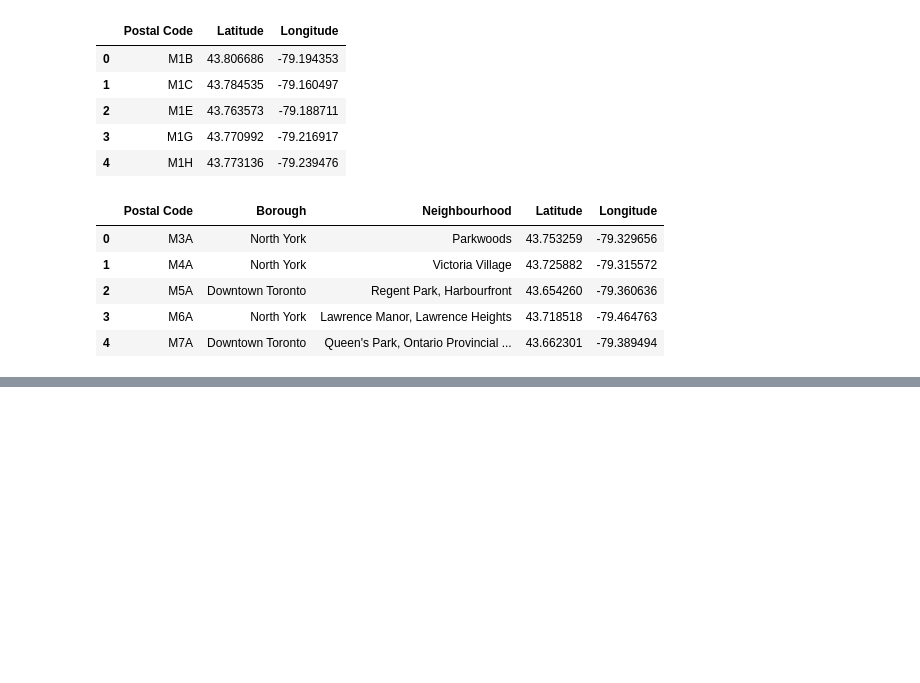
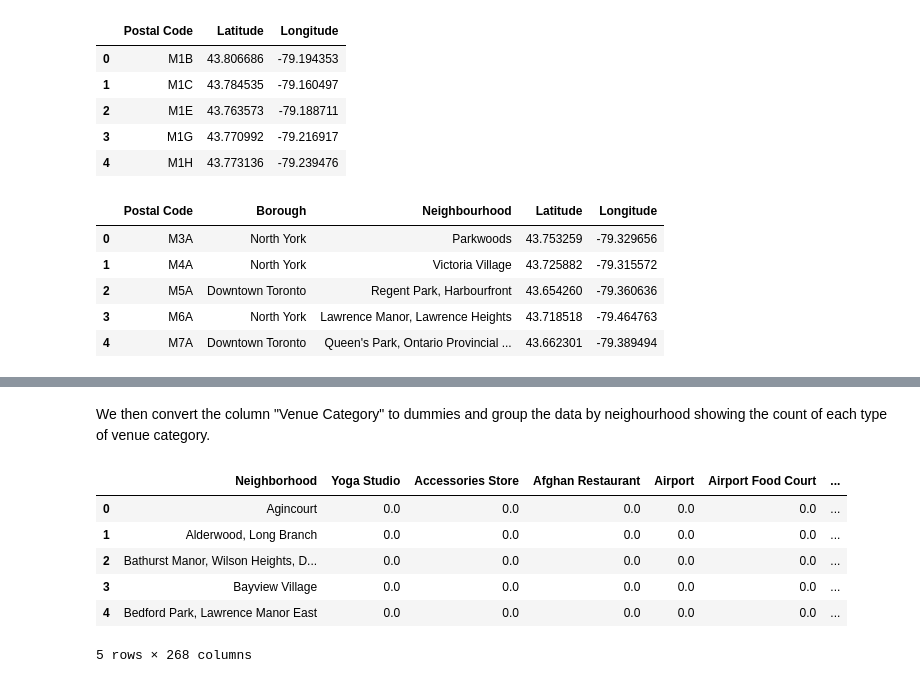
Before and after one commit to hheimpel/Coursera_Capstone, a Jupyter notebook: Segmenting_and_Clustering_Toronto.ipynb, the cells around one changed output, grey strips where cells are left out. Drawn from its saved outputs; the diff is of its cells as text; code cells hidden in the pictures; blank space fills up the shorter version.

```diff
--- a/Segmenting_and_Clustering_Toronto.ipynb
+++ b/Segmenting_and_Clustering_Toronto.ipynb
@@ -77,0 +184,19 @@ toronto_lat_lon.head()
+# %% [markdown]
+We then convert the column "Venue Category" to dummies and group the data by neighourhood showing the count of each type of venue category.
+# %%
+toronto_dummies = pd.get_dummies(toronto_venues[['Venue Category']], prefix="", prefix_sep="")
+toronto_dummies['Neighborhood'] = toronto_venues['Neighborhood']
+fixed_columns = [toronto_dummies.columns[-1]] + list(toronto_dummies.columns[:-1])
+toronto_dummies = toronto_dummies[fixed_columns]
+
+#Group by neighborhood
+toronto_grouped = toronto_dummies.groupby('Neighborhood').mean().reset_index()
+toronto_grouped.head()
+# %% [output]
+|  | Neighborhood | Yoga Studio | Accessories Store | Afghan Restaurant | Airport | Airport Food Court | ... |
+| 0 | Agincourt | 0.0 | 0.0 | 0.0 | 0.0 | 0.0 | ... |
+| 1 | Alderwood, Long Branch | 0.0 | 0.0 | 0.0 | 0.0 | 0.0 | ... |
+| 2 | Bathurst Manor, Wilson Heights, D... | 0.0 | 0.0 | 0.0 | 0.0 | 0.0 | ... |
+| 3 | Bayview Village | 0.0 | 0.0 | 0.0 | 0.0 | 0.0 | ... |
+| 4 | Bedford Park, Lawrence Manor East | 0.0 | 0.0 | 0.0 | 0.0 | 0.0 | ... |
+5 rows × 268 columns
```
Also changed, not shown: parts of 16 cells of this notebook.
